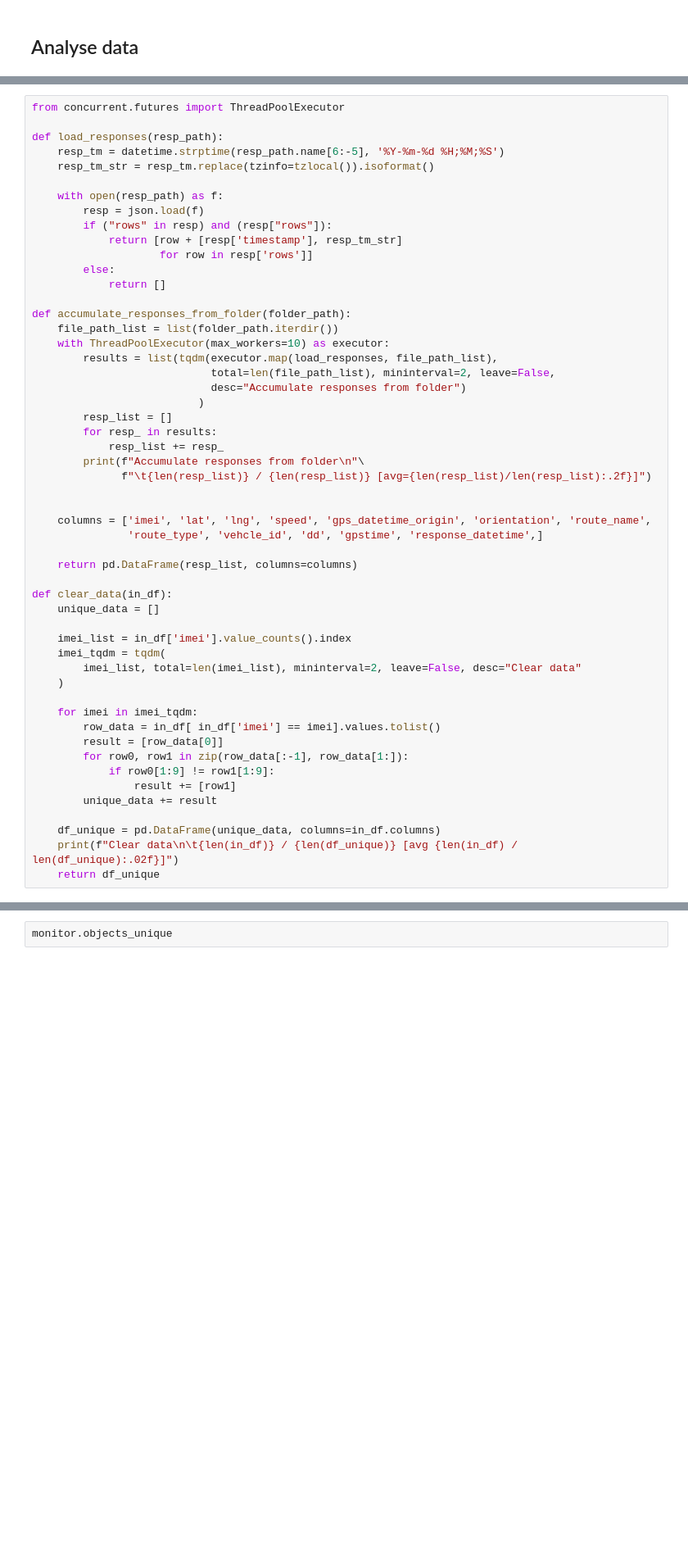
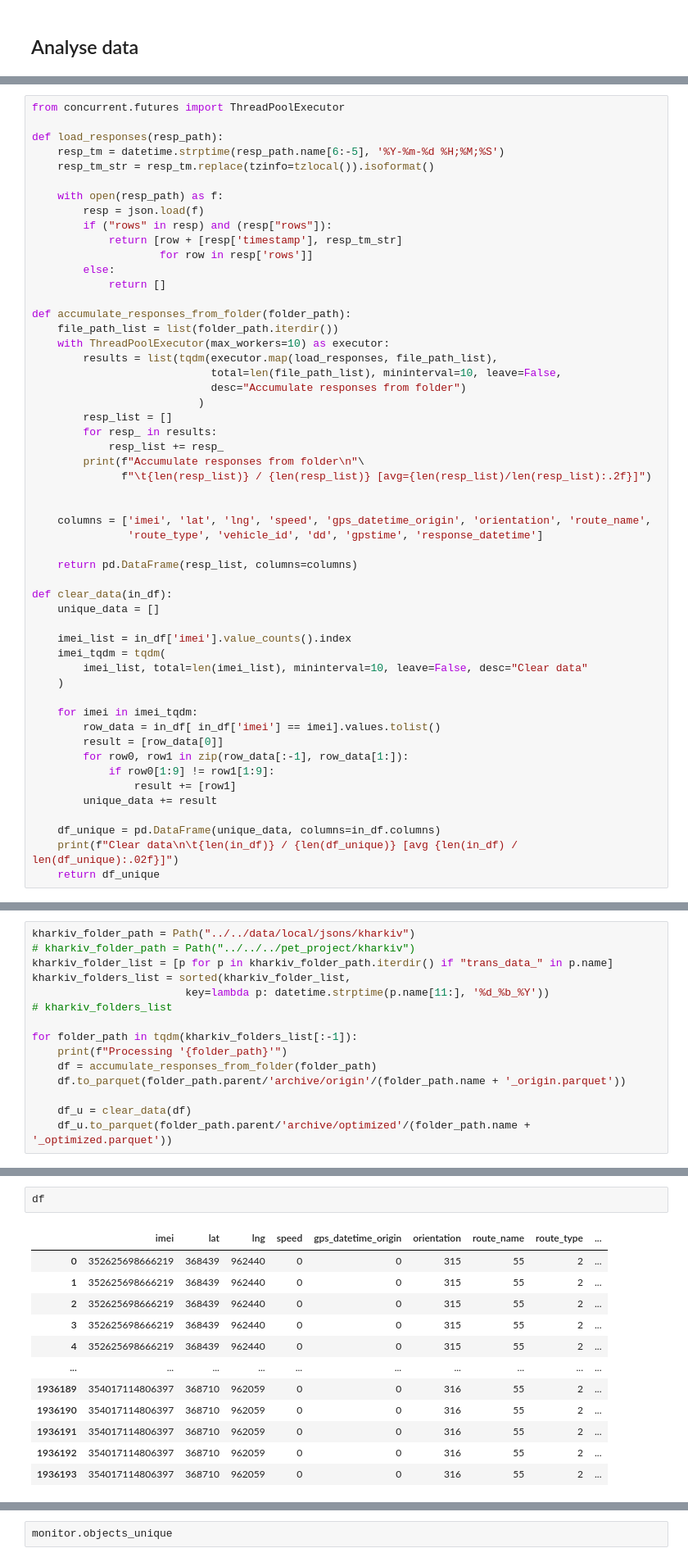
Before and after one commit to vadyusikh/PTETA, a Jupyter notebook: notebooks/kharkiv/Load data to ASW.ipynb, the cells around one changed output, grey strips where cells are left out. Shown: that part at 82% size. Drawn from its saved outputs; the diff is of its cells as text; blank space fills up the shorter version.

```diff
--- a/notebooks/kharkiv/Load data to ASW.ipynb
+++ b/notebooks/kharkiv/Load data to ASW.ipynb
@@ -68,7 +50,7 @@ def accumulate_responses_from_folder(folder_path):
     file_path_list = list(folder_path.iterdir())
     with ThreadPoolExecutor(max_workers=10) as executor:
         results = list(tqdm(executor.map(load_responses, file_path_list),
-                            total=len(file_path_list), mininterval=2, leave=False,
+                            total=len(file_path_list), mininterval=10, leave=False,
                             desc="Accumulate responses from folder")
                           )
         resp_list = []
@@ -79,7 +61,7 @@ def accumulate_responses_from_folder(folder_path):
 
 
     columns = ['imei', 'lat', 'lng', 'speed', 'gps_datetime_origin', 'orientation', 'route_name',
-               'route_type', 'vehcle_id', 'dd', 'gpstime', 'response_datetime',]
+               'route_type', 'vehicle_id', 'dd', 'gpstime', 'response_datetime']
 
     return pd.DataFrame(resp_list, columns=columns)
 
@@ -88,7 +70,7 @@ def clear_data(in_df):
 
     imei_list = in_df['imei'].value_counts().index
     imei_tqdm = tqdm(
-        imei_list, total=len(imei_list), mininterval=2, leave=False, desc="Clear data"
+        imei_list, total=len(imei_list), mininterval=10, leave=False, desc="Clear data"
     )
 
     for imei in imei_tqdm:
@@ -104,0 +112,15 @@ def clear_data(in_df):
+# %%
+kharkiv_folder_path = Path("../../data/local/jsons/kharkiv")
+# kharkiv_folder_path = Path("../../../pet_project/kharkiv")
+kharkiv_folder_list = [p for p in kharkiv_folder_path.iterdir() if "trans_data_" in p.name]
+kharkiv_folders_list = sorted(kharkiv_folder_list,
+                        key=lambda p: datetime.strptime(p.name[11:], '%d_%b_%Y'))
+# kharkiv_folders_list
+
+for folder_path in tqdm(kharkiv_folders_list[:-1]):
+    print(f"Processing '{folder_path}'")
+    df = accumulate_responses_from_folder(folder_path)
+    df.to_parquet(folder_path.parent/'archive/origin'/(folder_path.name + '_origin.parquet'))
+
+    df_u = clear_data(df)
+    df_u.to_parquet(folder_path.parent/'archive/optimized'/(folder_path.name + '_optimized.parquet'))
@@ -104,0 +143,15 @@ def clear_data(in_df):
+# %%
+df
+# %% [output]
+|  | imei | lat | lng | speed | gps_datetime_origin | orientation | route_name | route_type | ... |
+| 0 | 352625698666219 | 368439 | 962440 | 0 | 0 | 315 | 55 | 2 | ... |
+| 1 | 352625698666219 | 368439 | 962440 | 0 | 0 | 315 | 55 | 2 | ... |
+| 2 | 352625698666219 | 368439 | 962440 | 0 | 0 | 315 | 55 | 2 | ... |
+| 3 | 352625698666219 | 368439 | 962440 | 0 | 0 | 315 | 55 | 2 | ... |
+| 4 | 352625698666219 | 368439 | 962440 | 0 | 0 | 315 | 55 | 2 | ... |
+| ... | ... | ... | ... | ... | ... | ... | ... | ... | ... |
+| 1936189 | 354017114806397 | 368710 | 962059 | 0 | 0 | 316 | 55 | 2 | ... |
+| 1936190 | 354017114806397 | 368710 | 962059 | 0 | 0 | 316 | 55 | 2 | ... |
+| 1936191 | 354017114806397 | 368710 | 962059 | 0 | 0 | 316 | 55 | 2 | ... |
+| 1936192 | 354017114806397 | 368710 | 962059 | 0 | 0 | 316 | 55 | 2 | ... |
+| 1936193 | 354017114806397 | 368710 | 962059 | 0 | 0 | 316 | 55 | 2 | ... |
```
Also changed, not shown: parts of 20 cells of this notebook, 25 other files.
